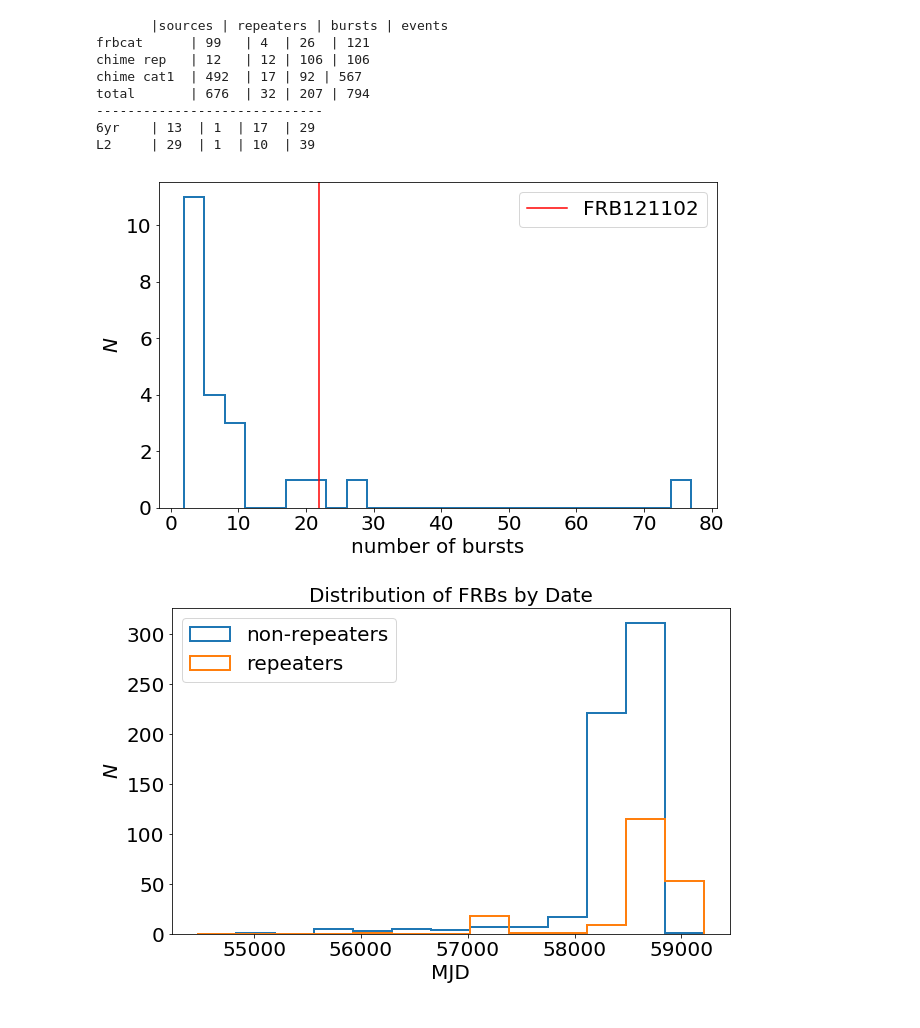
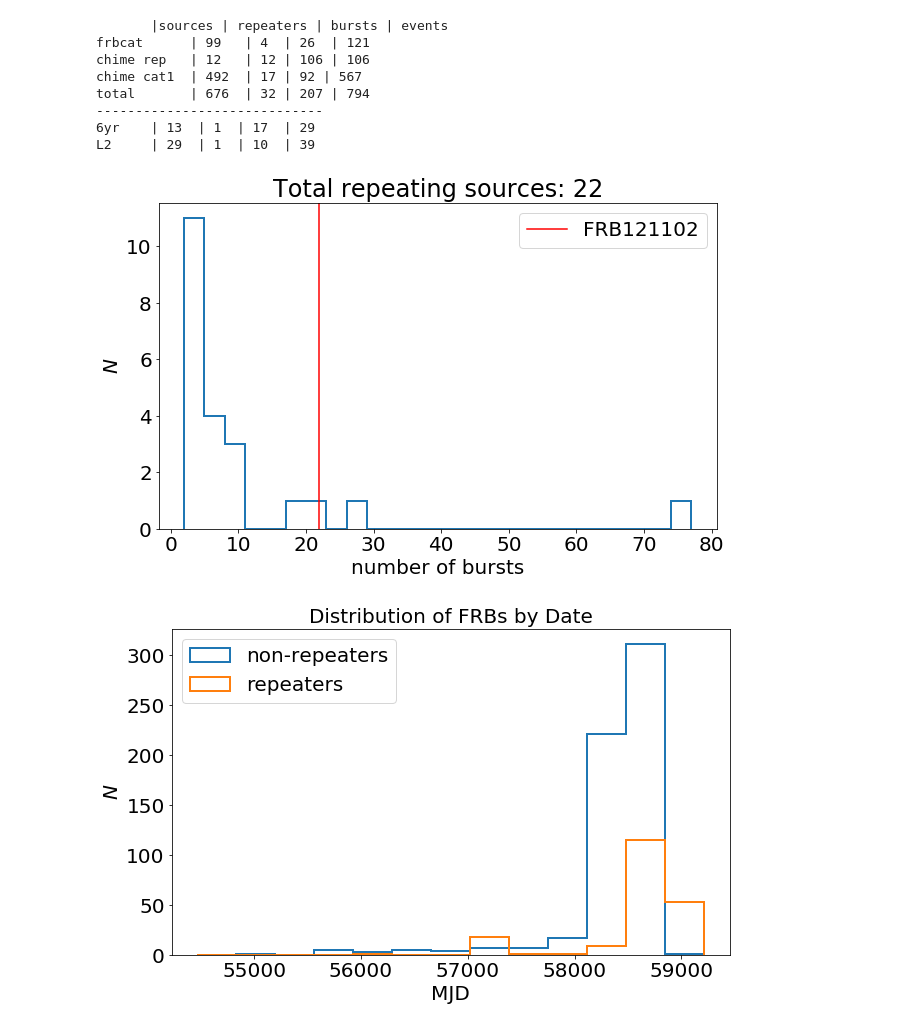
Before and after one commit to jessiethw/FRB, a Jupyter notebook: frb_load_catalogs.ipynb, the cells around one changed output. Drawn from its saved outputs; the diff is of its cells as text; code cells hidden in the pictures.

```diff
--- a/frb_load_catalogs.ipynb
+++ b/frb_load_catalogs.ipynb
@@ -195,32 +195,33 @@ L2     | 29  | 1  | 10  | 39
 # %%
 #repeaters per source
 #print(frbcat_unique[np.where(n_unique_frbcat !=1)])
 #print(chimerep_unique)
 #print(chime_cat1_unique[np.where(n_unique_chime !=1)])
 nbursts={}
 add_dupl={}
 for i in np.where(n_unique_frbcat !=1)[0]:
     if frbcat_unique[i] in chime_cat1_unique[np.where(n_unique_chime !=1)]:
         add_dupl[frbcat_unique[i]]=n_unique_frbcat[i]
     else: nbursts[frbcat_unique[i]]=n_unique_frbcat[i]
 for i in range(len(chimerep_unique)):
     if chimerep_unique[i] in chime_cat1_unique[np.where(n_unique_chime !=1)]:
         add_dupl[chimerep_unique[i]]=n_unique_chimerep[i]
     else: nbursts[chimerep_unique[i]]=n_unique_chimerep[i]
 for i in np.where(n_unique_chime !=1)[0]:
     if chime_cat1_unique[i] in add_dupl:
         nbursts[chime_cat1_unique[i]]=n_unique_chime[i]+add_dupl.get(chime_cat1_unique[i])
     else:nbursts[chime_cat1_unique[i]]=n_unique_chime[i]
 
 fig, ax = plt.subplots(figsize=(10,6))
 plt.hist(nbursts.values(), histtype='step', lw=2., bins=25)
 plt.axvline(x=nbursts['FRB121102'], c='red', label='FRB121102')
 plt.legend()
 plt.xlabel('number of bursts')
 plt.ylabel(r'$N$')
+plt.title('Total repeating sources: %i'%len(nbursts.keys()))
 plt.show()
 # %% [output]
-[figure, old version]
+[figure, new version]
 # %%
 #dates histogram
 year_bins = [Time(f'20{year:02d}-01-01 00:00:00', format='iso').mjd for year in range(8, 22)]
```
Also changed, not shown: parts of 5 cells of this notebook, 1 other file.
